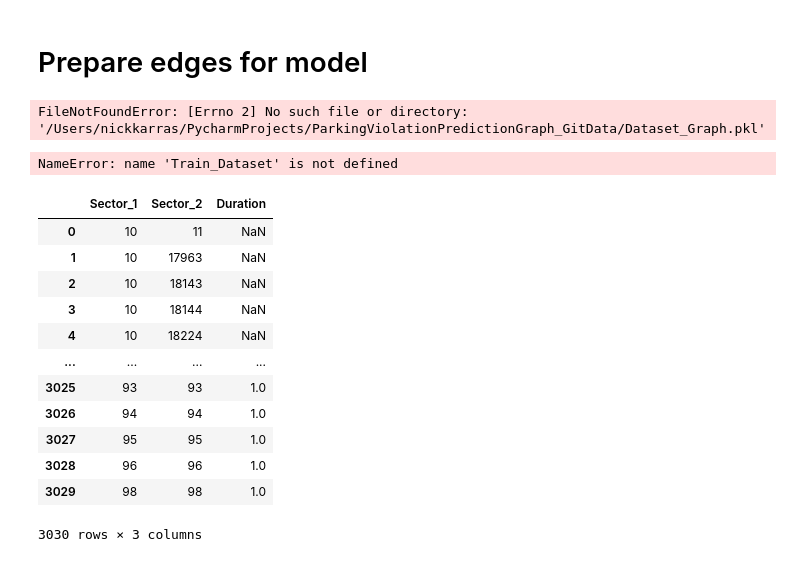
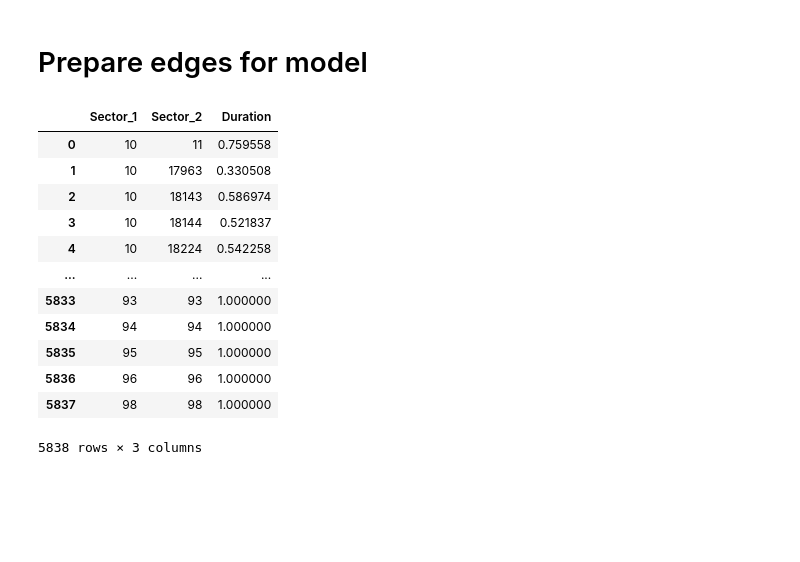
Before and after one commit to nikgeokar/parking_stgcn, a Jupyter notebook: Nodes_Edges_Graph.ipynb, the cells around one changed output. Saved outputs shown, nothing was run; the diff lists cells and outputs as text; code cells hidden in the pictures; blank space fills up the shorter version.

```diff
--- a/Nodes_Edges_Graph.ipynb
+++ b/Nodes_Edges_Graph.ipynb
@@ -146,39 +105,55 @@ Edges2
+# %%
+def Add_Self_Edges(Weights,Nodelist):
+    Comb=[]
+    N_List=Nodelist.values.tolist()
+    for i in range (0,len(N_List)):
+        Comb.append(N_List[i][0])
+    Merged=pd.DataFrame(Comb,columns=['Sector_1'])
+    Merged['Sector_2']=Comb
+    Merged['Duration']=1
+
+    Edgelist = pd.concat([Weights,Merged])
+
+    Edgelist=Edgelist.reset_index()
+    Edgelist=Edgelist.drop(['index'], axis=1)
+    Edgelist['Sector_1']=Edgelist['Sector_1'].astype(int)
+    Edgelist['Sector_2']=Edgelist['Sector_2'].astype(int)
+    return Edgelist
 # %% [markdown]
 # Prepare edges for model
-# %%
-with open(Project_Path+'Data/Dataset_Graph.pkl', 'rb') as inp:
-    Train_Dataset = pickle.load(inp)
-with open(Project_Path+'Data/Test_Dataset_Graph.pkl', 'rb') as inp:
-    Test_Dataset = pickle.load(inp)
-# %% [output]
-FileNotFoundError: [Errno 2] No such file or directory: '/Users/nickkarras/PycharmProjects/ParkingViolationPredictionGraph_GitData/Dataset_Graph.pkl'
 # %%
-Edgelist=Edges2
-Slot_idx = {name: idx for idx, name in enumerate(sorted(Train_Dataset[6]["Slot_id"].unique()))}
-for i in tqdm (range(0,len(Train_Dataset))):
-    Train_Dataset[i]["Slot_id"] = Train_Dataset[i]["Slot_id"].apply(lambda name: Slot_idx[name])
+def Get_Final_Edges(Edgelist,Train_Dataset,Test_Dataset):
+    Slot_idx = {name: idx for idx, name in enumerate(sorted(Train_Dataset[6]["Slot_id"].unique()))}
+    for i in tqdm (range(0,len(Train_Dataset))):
+        Train_Dataset[i]["Slot_id"] = Train_Dataset[i]["Slot_id"].apply(lambda name: Slot_idx[name])
 
-for j in tqdm (range(0,len(Test_Dataset))):
-    Test_Dataset[j]["Slot_id"] = Test_Dataset[j]["Slot_id"].apply(lambda name: Slot_idx[name])
+    for j in tqdm (range(0,len(Test_Dataset))):
+        Test_Dataset[j]["Slot_id"] = Test_Dataset[j]["Slot_id"].apply(lambda name: Slot_idx[name])
 
-Edgelist["Sector_1"] = Edgelist["Sector_1"].apply(lambda name: Slot_idx[name])
-Edgelist["Sector_2"] = Edgelist["Sector_2"].apply(lambda name: Slot_idx[name])
+    Edgelist["Sector_1"] = Edgelist["Sector_1"].apply(lambda name: Slot_idx[name])
+    Edgelist["Sector_2"] = Edgelist["Sector_2"].apply(lambda name: Slot_idx[name])
+    return Edgelist
-# %% [output]
-NameError: name 'Train_Dataset' is not defined
+# %%
+def Graph_Edges(Nodelist,Train_Dataset,Test_Dataset):
+    Edge_W=Get_Neighbors(Nodelist)
+    Weights=Preprocess_Weights(Edge_W)
+    Edgelist=Add_Self_Edges(Weights,Nodelist)
+    Edgelist=Get_Final_Edges(Edgelist,Train_Dataset,Test_Dataset)
+    return Edgelist
 # %%
-Edges2.to_csv(Project_Path+ '/Data/EdgesDuration250.csv')
-Edges2
+Edgelist=Graph_Edges(Nodelist,Train_Dataset,Test_Dataset)
+Edgelist.to_csv(Project_Path+ '/Data/EdgesDuration250.csv')
 # %% [output]
 |  | Sector_1 | Sector_2 | Duration |
-| 0 | 10 | 11 | NaN |
-| 1 | 10 | 17963 | NaN |
-| 2 | 10 | 18143 | NaN |
-| 3 | 10 | 18144 | NaN |
-| 4 | 10 | 18224 | NaN |
+| 0 | 10 | 11 | 0.759558 |
+| 1 | 10 | 17963 | 0.330508 |
+| 2 | 10 | 18143 | 0.586974 |
+| 3 | 10 | 18144 | 0.521837 |
+| 4 | 10 | 18224 | 0.542258 |
 | ... | ... | ... | ... |
-| 3025 | 93 | 93 | 1.0 |
-| 3026 | 94 | 94 | 1.0 |
-| 3027 | 95 | 95 | 1.0 |
-| 3028 | 96 | 96 | 1.0 |
-| 3029 | 98 | 98 | 1.0 |
+| 5833 | 93 | 93 | 1.000000 |
+| 5834 | 94 | 94 | 1.000000 |
+| 5835 | 95 | 95 | 1.000000 |
+| 5836 | 96 | 96 | 1.000000 |
+| 5837 | 98 | 98 | 1.000000 |
-3030 rows × 3 columns
+5838 rows × 3 columns
```
Also changed, not shown: parts of 7 cells of this notebook, 5 other files.
